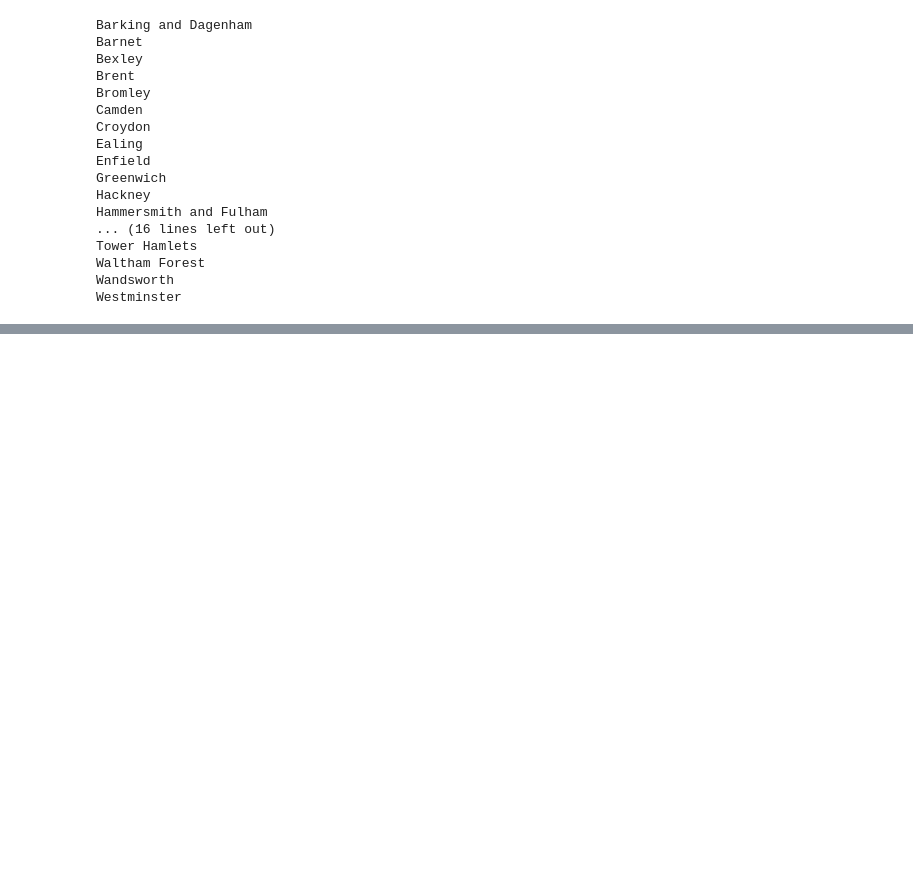
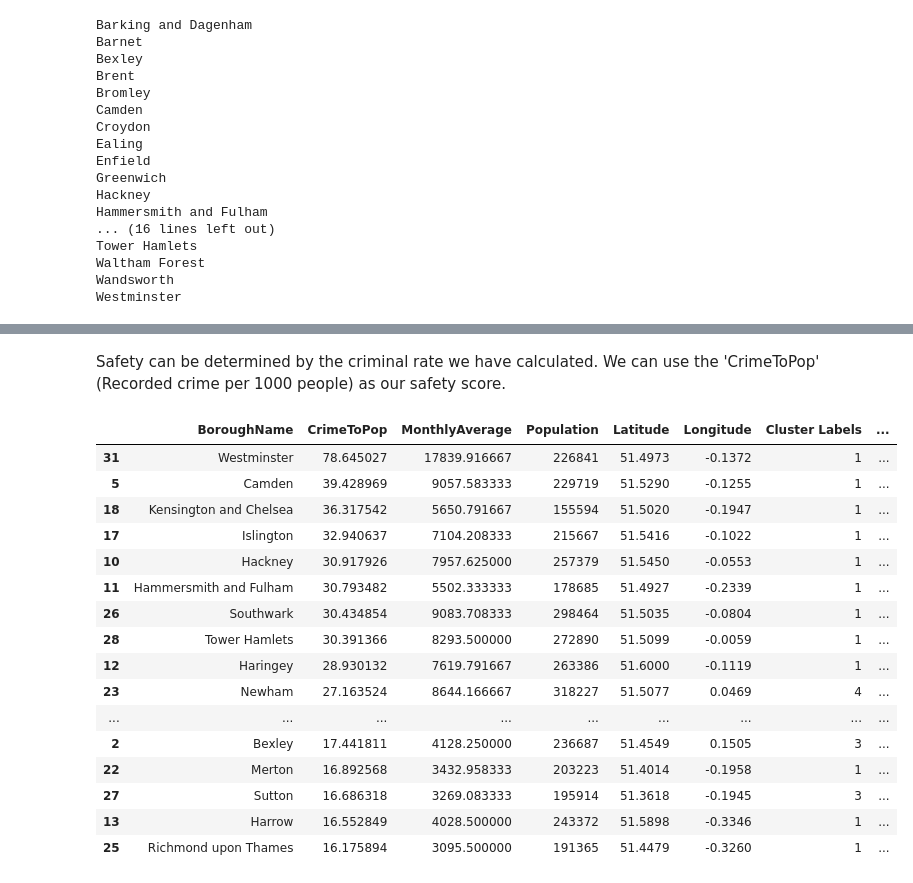
Before and after one commit to jbird81/github-example1, a Jupyter notebook: The Battle of Neighborhoods (Week 1) Data.ipynb, the cells around one changed output, grey strips where cells are left out. Saved outputs shown, nothing was run; the diff lists cells and outputs as text; code cells hidden in the pictures; blank space fills up the shorter version.

```diff
--- a/The Battle of Neighborhoods (Week 1) Data.ipynb
+++ b/The Battle of Neighborhoods (Week 1) Data.ipynb
@@ -332,0 +586,4 @@ venues.head()
+# %%
+# Group rows by borough and take the mean of frequency of each venue category
+grouped = onehot.groupby('BoroughName').mean().reset_index()
+grouped
@@ -332,0 +609,13 @@ venues.head()
+# %%
+# top 5 venues for each neighborhood
+num_top_venues = 5
+
+for hood in grouped['BoroughName']:
+    print("----"+hood+"----")
+    temp = grouped[grouped['BoroughName'] == hood].T.reset_index()
+    temp.columns = ['venue','freq']
+    temp = temp.iloc[1:]
+    temp['freq'] = temp['freq'].astype(float)
+    temp = temp.round({'freq': 2})
+    print(temp.sort_values('freq', ascending=False).reset_index(drop=True).head(num_top_venues))
+    print('\n')
@@ -332,0 +680,6 @@ venues.head()
+# %%
+kclusters = 5
+london_cluster = grouped.drop('BoroughName', 1)
+kmeans = KMeans(n_clusters=kclusters, random_state=0).fit(london_cluster)
+
+kmeans.labels_[0:10]
@@ -332,0 +688,9 @@ venues.head()
+# %%
+# add clustering labels
+venues_sorted.insert(0, 'Cluster Labels', kmeans.labels_)
+
+# merge toronto_grouped with toronto coords to add latitude/longitude for each neighborhood
+london_merged = df
+london_merged = london_merged.join(venues_sorted.set_index('BoroughName'), on='BoroughName')
+
+london_merged.head()
@@ -332,0 +791,27 @@ venues.head()
+# %% [markdown]
+
+
+Safety can be determined by the criminal rate we have calculated. We can use the 'CrimeToPop' (Recorded crime per 1000 people) as our safety score.
+# %%
+crimetopop = london_merged['CrimeToPop']
+london_merged.drop(['CrimeToPop'], inplace=True, axis=1)
+london_merged.insert(1, 'CrimeToPop', crimetopop)
+london_merged.sort_values(by='CrimeToPop', ascending = False)
+# %% [output]
+|  | BoroughName | CrimeToPop | MonthlyAverage | Population | Latitude | Longitude | Cluster Labels | ... |
+| 31 | Westminster | 78.645027 | 17839.916667 | 226841 | 51.4973 | -0.1372 | 1 | ... |
+| 5 | Camden | 39.428969 | 9057.583333 | 229719 | 51.5290 | -0.1255 | 1 | ... |
+| 18 | Kensington and Chelsea | 36.317542 | 5650.791667 | 155594 | 51.5020 | -0.1947 | 1 | ... |
+| 17 | Islington | 32.940637 | 7104.208333 | 215667 | 51.5416 | -0.1022 | 1 | ... |
+| 10 | Hackney | 30.917926 | 7957.625000 | 257379 | 51.5450 | -0.0553 | 1 | ... |
+| 11 | Hammersmith and Fulham | 30.793482 | 5502.333333 | 178685 | 51.4927 | -0.2339 | 1 | ... |
+| 26 | Southwark | 30.434854 | 9083.708333 | 298464 | 51.5035 | -0.0804 | 1 | ... |
+| 28 | Tower Hamlets | 30.391366 | 8293.500000 | 272890 | 51.5099 | -0.0059 | 1 | ... |
+| 12 | Haringey | 28.930132 | 7619.791667 | 263386 | 51.6000 | -0.1119 | 1 | ... |
+| 23 | Newham | 27.163524 | 8644.166667 | 318227 | 51.5077 | 0.0469 | 4 | ... |
+| ... | ... | ... | ... | ... | ... | ... | ... | ... |
+| 2 | Bexley | 17.441811 | 4128.250000 | 236687 | 51.4549 | 0.1505 | 3 | ... |
+| 22 | Merton | 16.892568 | 3432.958333 | 203223 | 51.4014 | -0.1958 | 1 | ... |
+| 27 | Sutton | 16.686318 | 3269.083333 | 195914 | 51.3618 | -0.1945 | 3 | ... |
+| 13 | Harrow | 16.552849 | 4028.500000 | 243372 | 51.5898 | -0.3346 | 1 | ... |
+| 25 | Richmond upon Thames | 16.175894 | 3095.500000 | 191365 | 51.4479 | -0.3260 | 1 | ... |
```
Also changed, not shown: parts of 76 cells of this notebook.
